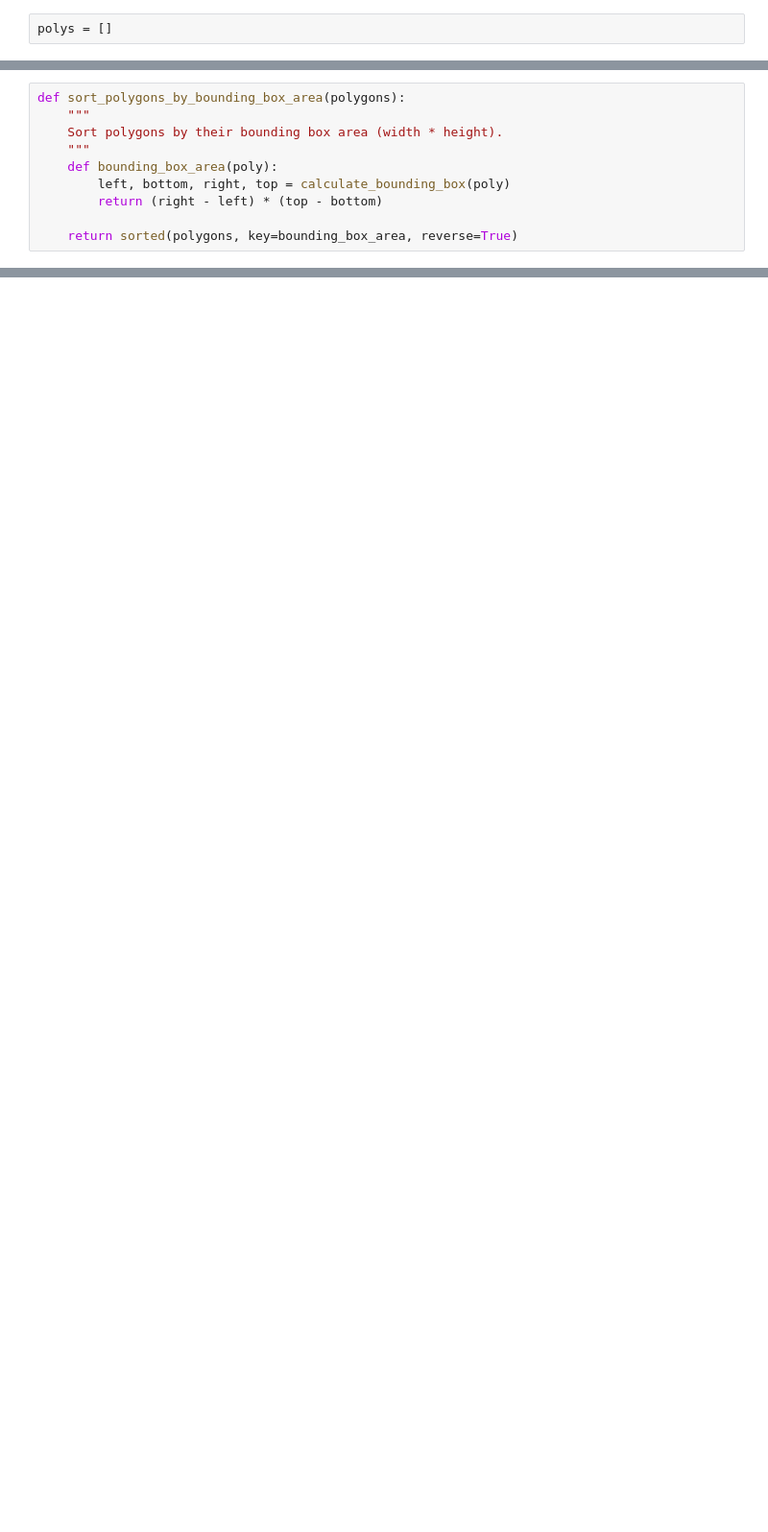
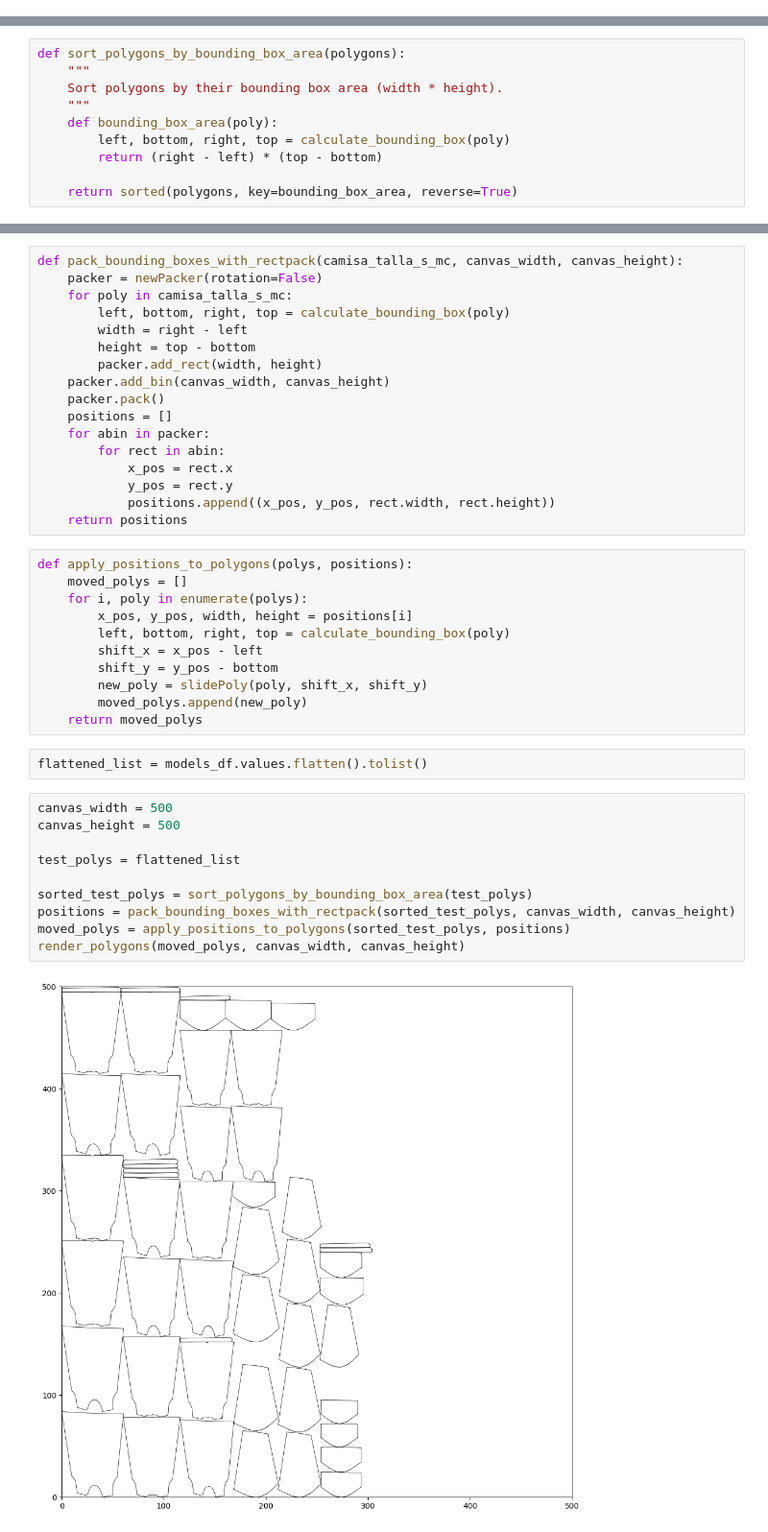
Before and after one commit to Daniel1martinez2/Irregular_Cutting_Stock_Problem, a Jupyter notebook: main.ipynb, the cells around one changed output, grey strips where cells are left out. Shown at 96% size. Saved outputs shown, nothing was run; the diff lists cells and outputs as text; blank space fills up the shorter version.

```diff
--- a/main.ipynb
+++ b/main.ipynb
@@ -3,4 +30,2 @@ Este colab fue adaptado por Arnold Charry y Valeria Palacio.
 # %% [markdown]
 # Irregular Cutting Stock Problem (ICSP)
-# %%
-polys = []
@@ -1543,0 +640,42 @@ render_polygons(sorted_polys)
+# %%
+def pack_bounding_boxes_with_rectpack(camisa_talla_s_mc, canvas_width, canvas_height):
+    packer = newPacker(rotation=False)
+    for poly in camisa_talla_s_mc:
+        left, bottom, right, top = calculate_bounding_box(poly)
+        width = right - left
+        height = top - bottom
+        packer.add_rect(width, height)
+    packer.add_bin(canvas_width, canvas_height)
+    packer.pack()
+    positions = []
+    for abin in packer:
+        for rect in abin:
+            x_pos = rect.x
+            y_pos = rect.y
+            positions.append((x_pos, y_pos, rect.width, rect.height))
+    return positions
+# %%
+def apply_positions_to_polygons(polys, positions):
+    moved_polys = []
+    for i, poly in enumerate(polys):
+        x_pos, y_pos, width, height = positions[i]
+        left, bottom, right, top = calculate_bounding_box(poly)
+        shift_x = x_pos - left
+        shift_y = y_pos - bottom
+        new_poly = slidePoly(poly, shift_x, shift_y)
+        moved_polys.append(new_poly)
+    return moved_polys
+# %%
+flattened_list = models_df.values.flatten().tolist()
+# %%
+canvas_width = 500
+canvas_height = 500
+
+test_polys = flattened_list
+
+sorted_test_polys = sort_polygons_by_bounding_box_area(test_polys)
+positions = pack_bounding_boxes_with_rectpack(sorted_test_polys, canvas_width, canvas_height)
+moved_polys = apply_positions_to_polygons(sorted_test_polys, positions)
+render_polygons(moved_polys, canvas_width, canvas_height)
+# %% [output]
+[figure, added]
```
Also changed, not shown: parts of 29 cells of this notebook, 2 other files.
